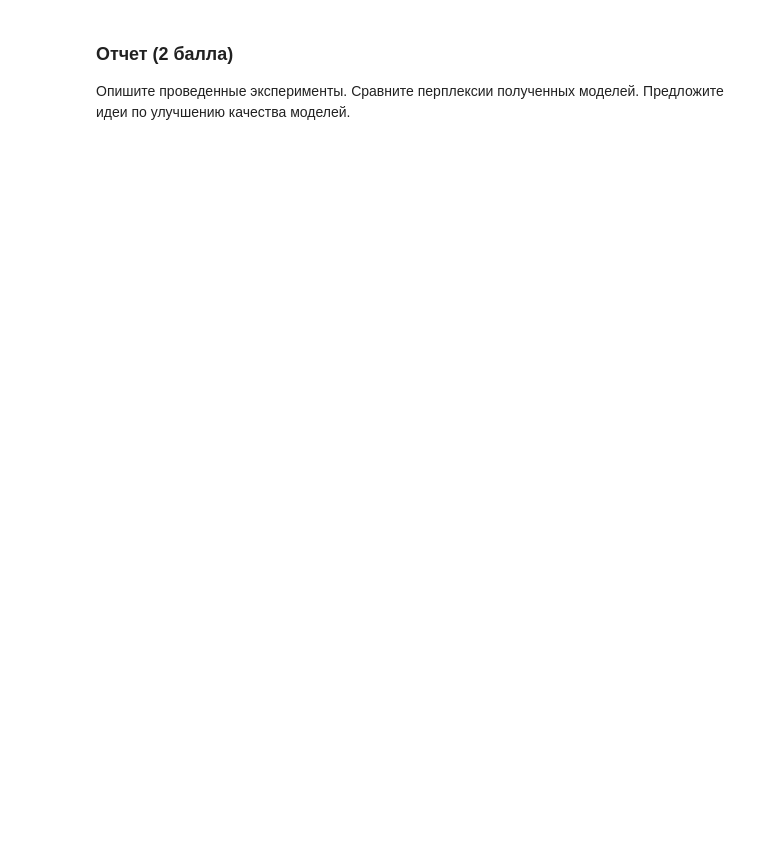
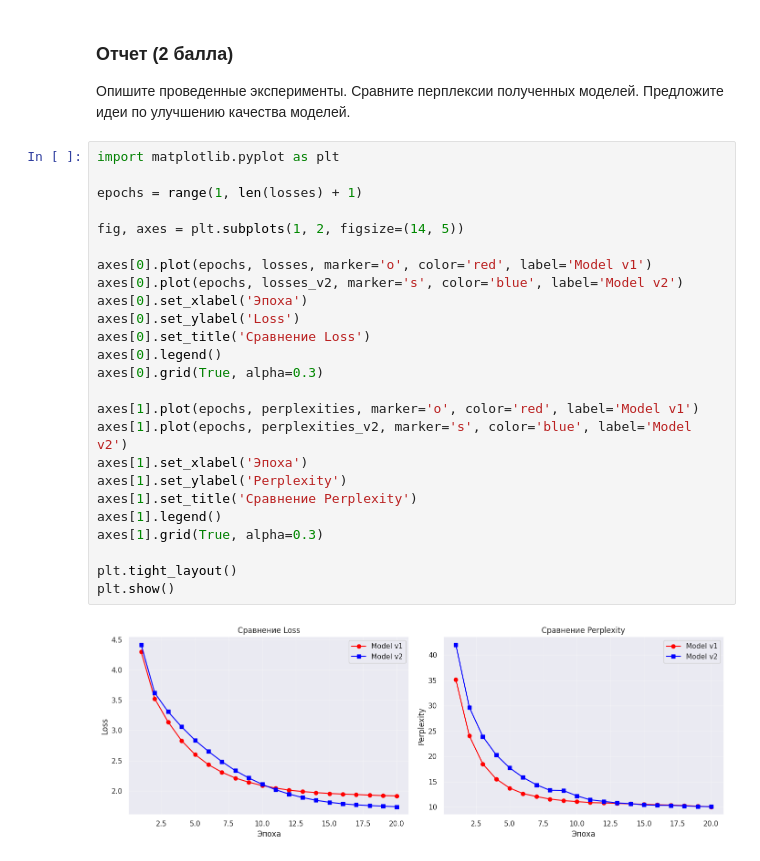
Before and after one commit to blckvia/Blckvia, a Jupyter notebook: hw_language_modelling.ipynb, the cells around one changed output. Drawn from its saved outputs; the diff is of its cells as text; blank space fills up the shorter version.

```diff
--- a/hw_language_modelling.ipynb
+++ b/hw_language_modelling.ipynb
@@ -387,3 +489,30 @@ generate_sequence(model, starting_seq='the worst comedy is ')
 ### Отчет (2 балла)
 
 Опишите проведенные эксперименты. Сравните перплексии полученных моделей. Предложите идеи по улучшению качества моделей.
+# %%
+import matplotlib.pyplot as plt
+
+epochs = range(1, len(losses) + 1)
+
+fig, axes = plt.subplots(1, 2, figsize=(14, 5))
+
+axes[0].plot(epochs, losses, marker='o', color='red', label='Model v1')
+axes[0].plot(epochs, losses_v2, marker='s', color='blue', label='Model v2')
+axes[0].set_xlabel('Эпоха')
+axes[0].set_ylabel('Loss')
+axes[0].set_title('Сравнение Loss')
+axes[0].legend()
+axes[0].grid(True, alpha=0.3)
+
+axes[1].plot(epochs, perplexities, marker='o', color='red', label='Model v1')
+axes[1].plot(epochs, perplexities_v2, marker='s', color='blue', label='Model v2')
+axes[1].set_xlabel('Эпоха')
+axes[1].set_ylabel('Perplexity')
+axes[1].set_title('Сравнение Perplexity')
+axes[1].legend()
+axes[1].grid(True, alpha=0.3)
+
+plt.tight_layout()
+plt.show()
+# %% [output]
+[figure, added]
```
Also changed, not shown: parts of 23 cells of this notebook.
